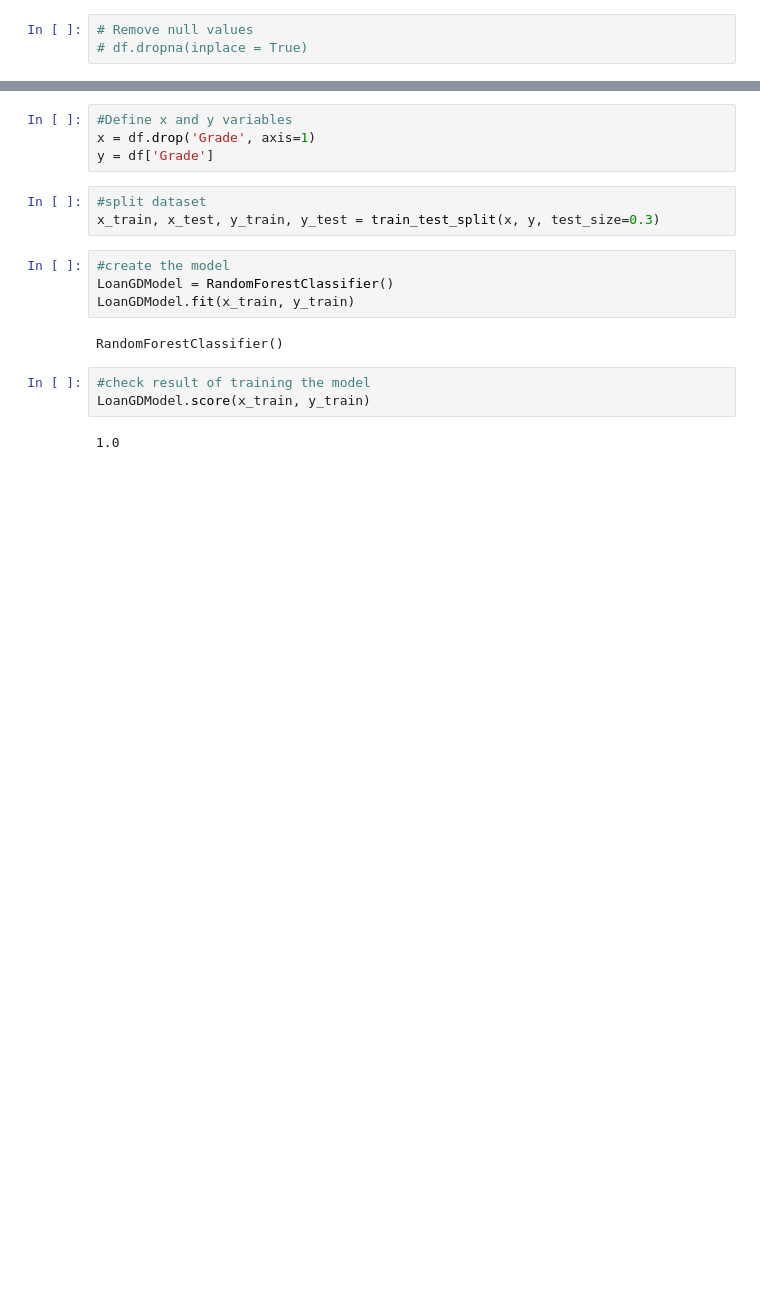
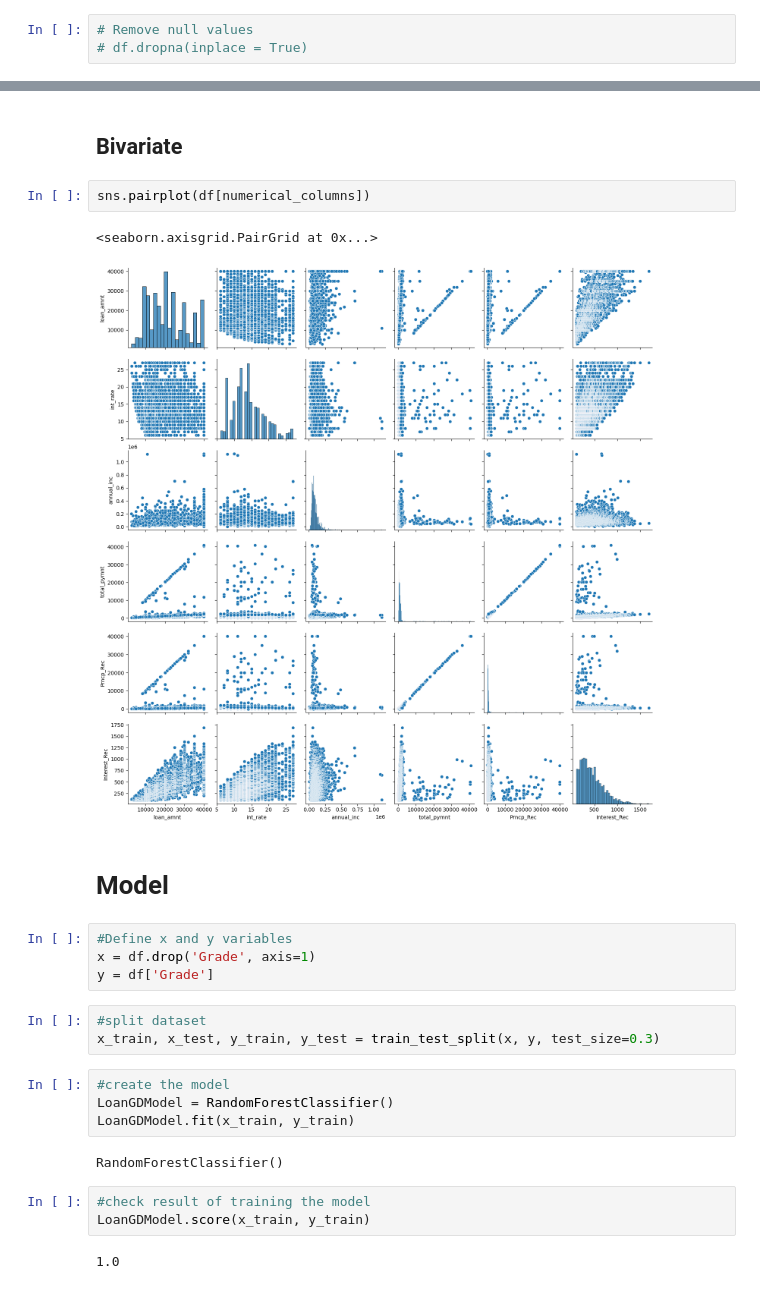
Before and after one commit to MarkPhamm/AI---ML, a Jupyter notebook: machine_learning/supervised/classification/random_forest/random_forest.ipynb, the cells around one changed output, grey strips where cells are left out. Cells and saved outputs as stored; diff of their text form; blank space fills up the shorter version.

```diff
--- a/machine_learning/supervised/classification/random_forest/random_forest.ipynb
+++ b/machine_learning/supervised/classification/random_forest/random_forest.ipynb
@@ -61,3 +85,12 @@ dtype: int64
+# %% [markdown]
+## Bivariate
+# %%
+sns.pairplot(df[numerical_columns])
+# %% [output]
+<seaborn.axisgrid.PairGrid at 0x...>
+[figure, added]
+# %% [markdown]
+# Model
 # %%
 #Define x and y variables
 x = df.drop('Grade', axis=1)
```
Also changed, not shown: parts of 9 cells of this notebook, 6 other files.
